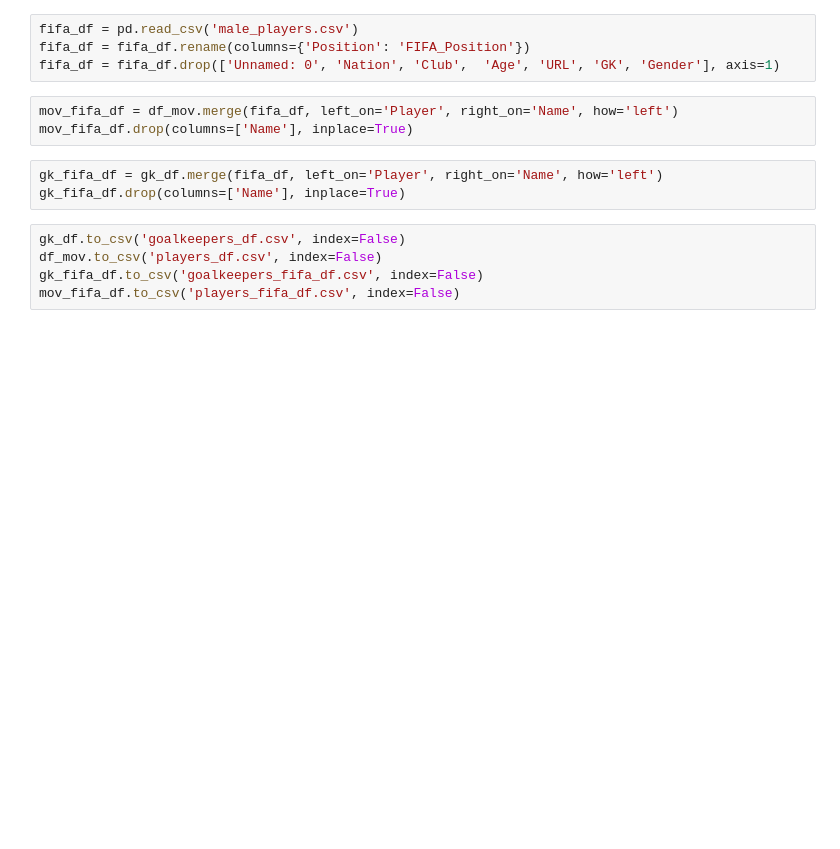
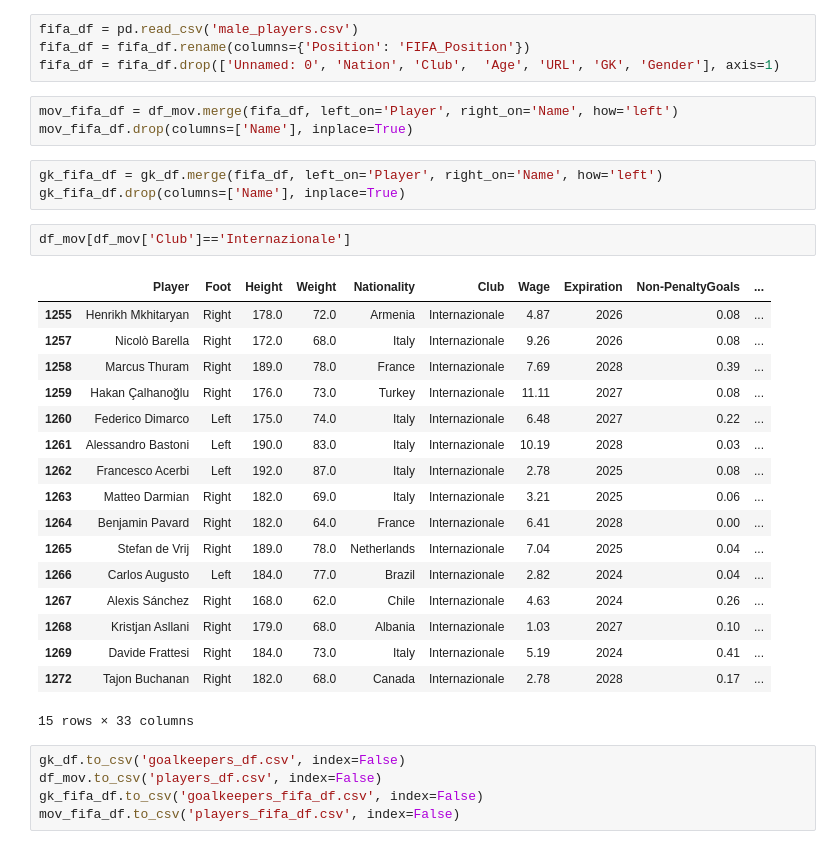
Before and after one commit to federicopaschetta/FootballPlayersAnalysis, a Jupyter notebook: cleaning.ipynb, the cells around one changed output. Cells and saved outputs as stored; diff of their text form; blank space fills up the shorter version.

Commit message:
Added some missing players

```diff
--- a/cleaning.ipynb
+++ b/cleaning.ipynb
@@ -454,6 +454,26 @@ mov_fifa_df.drop(columns=['Name'], inplace=True)
 # %%
 gk_fifa_df = gk_df.merge(fifa_df, left_on='Player', right_on='Name', how='left')
 gk_fifa_df.drop(columns=['Name'], inplace=True)
+# %%
+df_mov[df_mov['Club']=='Internazionale']
+# %% [output]
+|  | Player | Foot | Height | Weight | Nationality | Club | Wage | Expiration | Non-PenaltyGoals | ... |
+| 1255 | Henrikh Mkhitaryan | Right | 178.0 | 72.0 | Armenia | Internazionale | 4.87 | 2026 | 0.08 | ... |
+| 1257 | Nicolò Barella | Right | 172.0 | 68.0 | Italy | Internazionale | 9.26 | 2026 | 0.08 | ... |
+| 1258 | Marcus Thuram | Right | 189.0 | 78.0 | France | Internazionale | 7.69 | 2028 | 0.39 | ... |
+| 1259 | Hakan Çalhanoğlu | Right | 176.0 | 73.0 | Turkey | Internazionale | 11.11 | 2027 | 0.08 | ... |
+| 1260 | Federico Dimarco | Left | 175.0 | 74.0 | Italy | Internazionale | 6.48 | 2027 | 0.22 | ... |
+| 1261 | Alessandro Bastoni | Left | 190.0 | 83.0 | Italy | Internazionale | 10.19 | 2028 | 0.03 | ... |
+| 1262 | Francesco Acerbi | Left | 192.0 | 87.0 | Italy | Internazionale | 2.78 | 2025 | 0.08 | ... |
+| 1263 | Matteo Darmian | Right | 182.0 | 69.0 | Italy | Internazionale | 3.21 | 2025 | 0.06 | ... |
+| 1264 | Benjamin Pavard | Right | 182.0 | 64.0 | France | Internazionale | 6.41 | 2028 | 0.00 | ... |
+| 1265 | Stefan de Vrij | Right | 189.0 | 78.0 | Netherlands | Internazionale | 7.04 | 2025 | 0.04 | ... |
+| 1266 | Carlos Augusto | Left | 184.0 | 77.0 | Brazil | Internazionale | 2.82 | 2024 | 0.04 | ... |
+| 1267 | Alexis Sánchez | Right | 168.0 | 62.0 | Chile | Internazionale | 4.63 | 2024 | 0.26 | ... |
+| 1268 | Kristjan Asllani | Right | 179.0 | 68.0 | Albania | Internazionale | 1.03 | 2027 | 0.10 | ... |
+| 1269 | Davide Frattesi | Right | 184.0 | 73.0 | Italy | Internazionale | 5.19 | 2024 | 0.41 | ... |
+| 1272 | Tajon Buchanan | Right | 182.0 | 68.0 | Canada | Internazionale | 2.78 | 2028 | 0.17 | ... |
+15 rows × 33 columns
 # %%
 gk_df.to_csv('goalkeepers_df.csv', index=False)
 df_mov.to_csv('players_df.csv', index=False)
```
Also changed, not shown: parts of 10 cells of this notebook, 9 other files.
